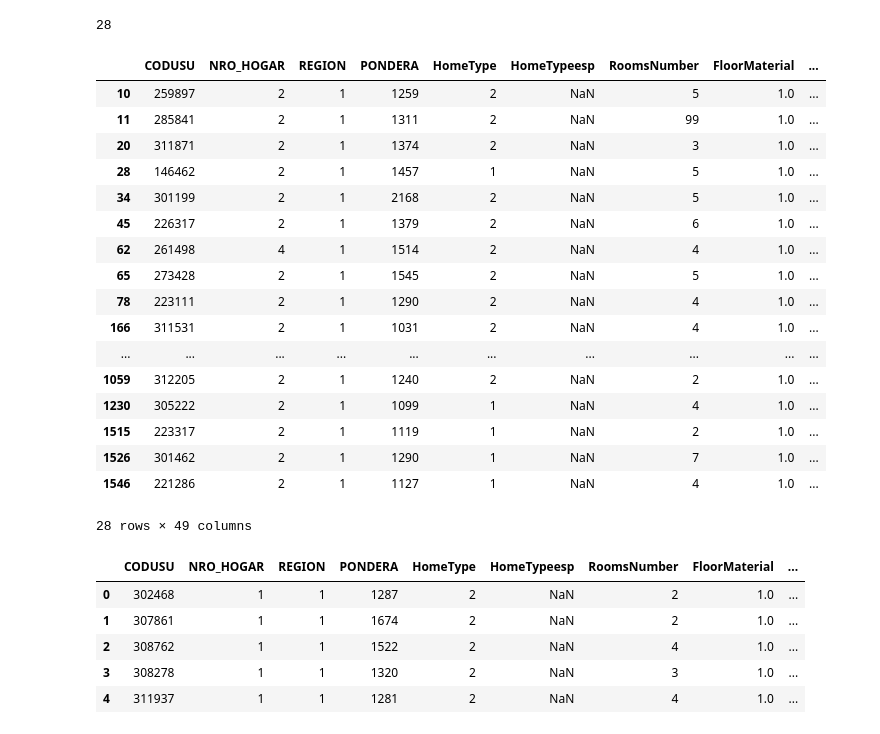
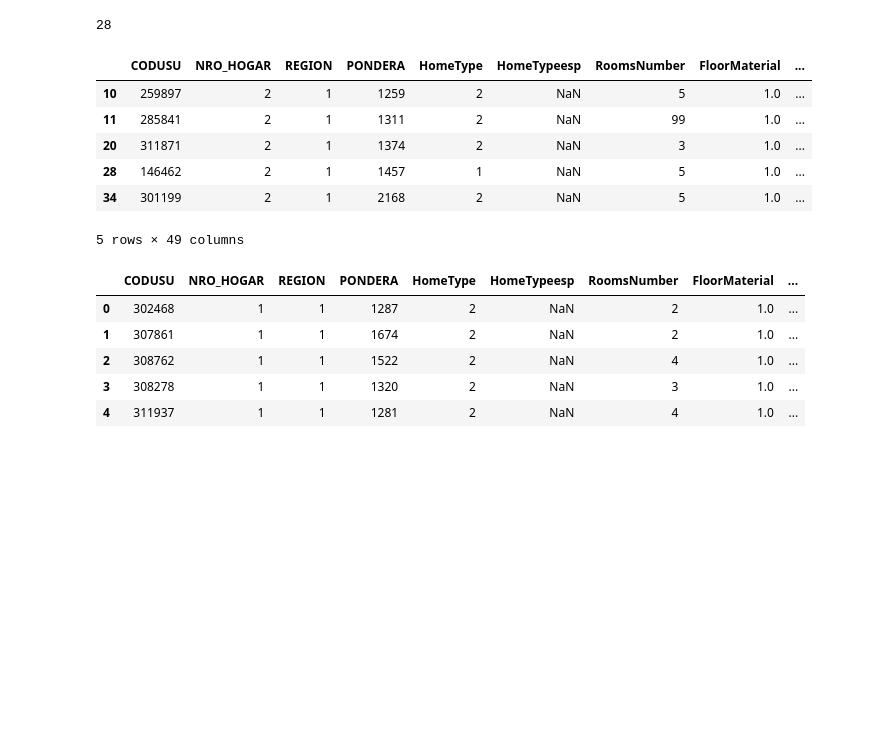
Before and after one commit to alephcero/adsProject, a Jupyter notebook: felipeHogares.ipynb, the cells around one changed output. Cells and saved outputs as stored; diff of their text form; code cells hidden in the pictures; blank space fills up the shorter version.

```diff
--- a/felipeHogares.ipynb
+++ b/felipeHogares.ipynb
@@ -166,26 +166,15 @@ sum(sinCuartosParaDormir)
 # %% [output]
 28
 # %%
-hog2.loc[sinCuartosParaDormir,:]
+hog2.loc[sinCuartosParaDormir,:].head()
 # %% [output]
 |  | CODUSU | NRO_HOGAR | REGION | PONDERA | HomeType | HomeTypeesp | RoomsNumber | FloorMaterial | ... |
 | 10 | 259897 | 2 | 1 | 1259 | 2 | NaN | 5 | 1.0 | ... |
 | 11 | 285841 | 2 | 1 | 1311 | 2 | NaN | 99 | 1.0 | ... |
 | 20 | 311871 | 2 | 1 | 1374 | 2 | NaN | 3 | 1.0 | ... |
 | 28 | 146462 | 2 | 1 | 1457 | 1 | NaN | 5 | 1.0 | ... |
 | 34 | 301199 | 2 | 1 | 2168 | 2 | NaN | 5 | 1.0 | ... |
-| 45 | 226317 | 2 | 1 | 1379 | 2 | NaN | 6 | 1.0 | ... |
-| 62 | 261498 | 4 | 1 | 1514 | 2 | NaN | 4 | 1.0 | ... |
-| 65 | 273428 | 2 | 1 | 1545 | 2 | NaN | 5 | 1.0 | ... |
-| 78 | 223111 | 2 | 1 | 1290 | 2 | NaN | 4 | 1.0 | ... |
-| 166 | 311531 | 2 | 1 | 1031 | 2 | NaN | 4 | 1.0 | ... |
-| ... | ... | ... | ... | ... | ... | ... | ... | ... | ... |
-| 1059 | 312205 | 2 | 1 | 1240 | 2 | NaN | 2 | 1.0 | ... |
-| 1230 | 305222 | 2 | 1 | 1099 | 1 | NaN | 4 | 1.0 | ... |
-| 1515 | 223317 | 2 | 1 | 1119 | 1 | NaN | 2 | 1.0 | ... |
-| 1526 | 301462 | 2 | 1 | 1290 | 1 | NaN | 7 | 1.0 | ... |
-| 1546 | 221286 | 2 | 1 | 1127 | 1 | NaN | 4 | 1.0 | ... |
-28 rows × 49 columns
+5 rows × 49 columns
 # %%
 hog2.head()
 # %% [output]
```
Also changed, not shown: parts of 14 cells of this notebook, 1 other file.
